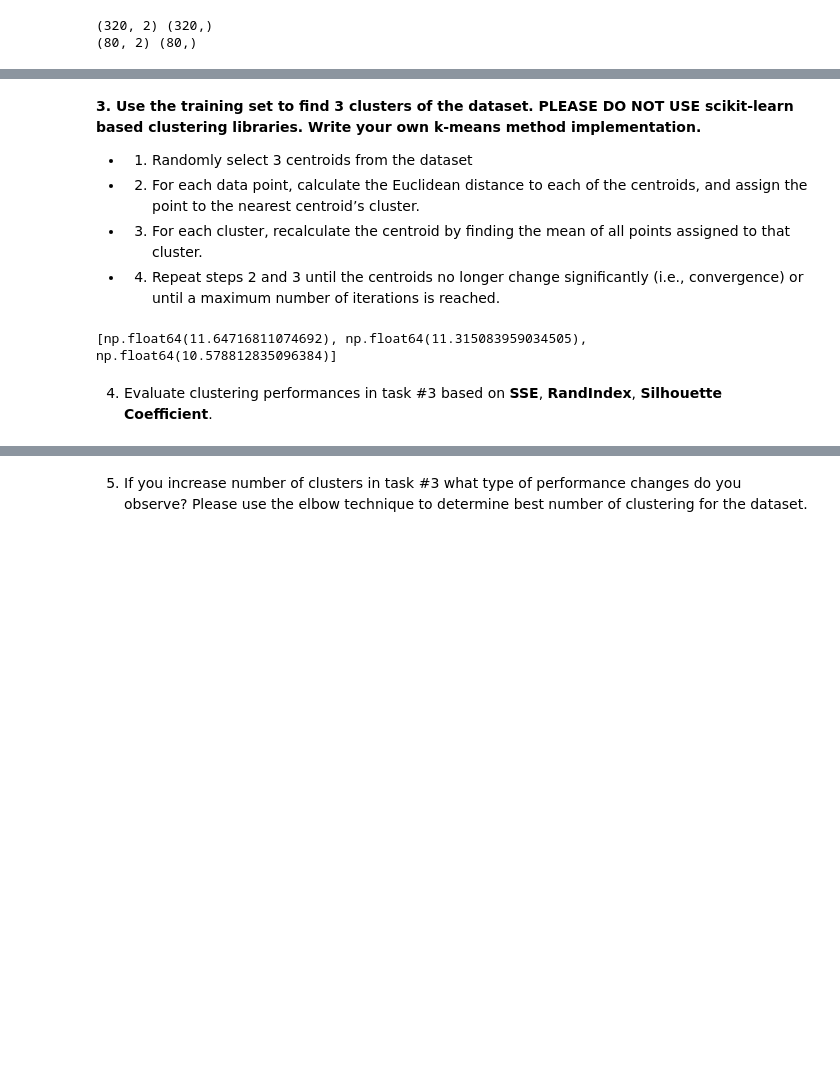
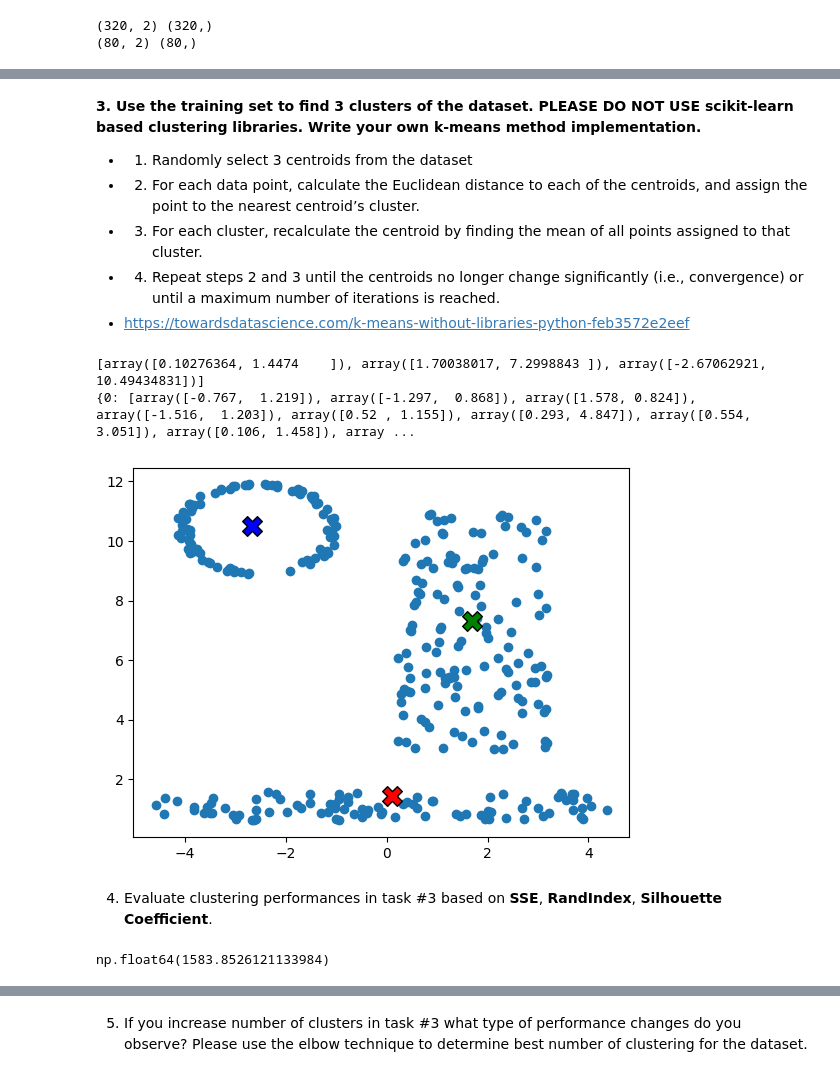
Before and after one commit to natalie2nguyen/MachineLearning, a Jupyter notebook: week10.ipynb, the cells around one changed output, grey strips where cells are left out. Saved outputs shown, nothing was run; the diff lists cells and outputs as text; code cells hidden in the pictures; blank space fills up the shorter version.

```diff
--- a/week10.ipynb
+++ b/week10.ipynb
@@ -54,28 +70,67 @@ print(X_test.shape, y_test.shape)
 - 2. For each data point, calculate the Euclidean distance to each of the centroids, and assign the point to the nearest centroid’s cluster.
 - 3. For each cluster, recalculate the centroid by finding the mean of all points assigned to that cluster.
 - 4. Repeat steps 2 and 3 until the centroids no longer change significantly (i.e., convergence) or until a maximum number of iterations is reached.
+- https://towardsdatascience.com/k-means-without-libraries-python-feb3572e2eef
 # %%
+import random
 import numpy as np
-import random
-
 
 def df_to_list():
-    data_values = df.drop(columns='class')
-    return data_values.values.tolist()
+    return list(X_train.values)
 
-def random_centroids(data, k):
-    centroids = random.sample(data,k)
-    clusters = [[] for _ in centroids]
+def choose_centroids(data, k):
+    # choose random centroids
+    return random.sample(data, k)
+
+def assign_clusters(data,centroids):
+    k = len(centroids)
+    clusters = {}
+
+    for i in range(k):
+        clusters[i] = []
+
     for point in data:
-        distances = [np.linalg.norm(np.array(point) - np.array(centroid)) for centroid in centroids]
-        closest_centroid_index = distances.index(min(distances))
-        clusters[closest_centroid_index].append(point)
-    return distances
+        euclid_distance = []
+        for i in range(k):
+            euclid_distance.append(np.linalg.norm(np.array(point) - np.array(centroids[i])))
+        clusters[euclid_distance.index(min(euclid_distance))].append(point)
 
-data = df_to_list()
-result = (random_centroids(data,3))
-print(result)
+    return clusters
+
+def recalculate_centroids(clusters, centroids, k ):
+    for i in range(k):
+        centroids[i] = np.mean(clusters[i],axis=0)
+    return centroids
+
+for i in range(300):
+    data = df_to_list()
+    centroids = choose_centroids(data,3)
+    clusters = assign_clusters(data, centroids)
+    solution = recalculate_centroids(clusters, centroids, 3)
+print(centroids)
+print(clusters)
 # %% [output]
-[np.float64(11.64716811074692), np.float64(11.315083959034505), np.float64(10.578812835096384)]
+[array([0.10276364, 1.4474    ]), array([1.70038017, 7.2998843 ]), array([-2.67062921, 10.49434831])]
+{0: [array([-0.767,  1.219]), array([-1.297,  0.868]), array([1.578, 0.824]), array([-1.516,  1.203]), array([0.52 , 1.155]), array([0.293, 4.847]), array([0.554, 3.051]), array([0.106, 1.458]), array ...
+# %%
+import matplotlib.pyplot as plt
+colors = ['r', 'g', 'b']
+plt.scatter(X_train['x'], X_train['y'])
+for i, centroid in enumerate(centroids):
+    plt.scatter(centroid[0], centroid[1], color=colors[i], edgecolor='k', marker='X', s=200, label=f'Centroid {i+1}')
+plt.show()
+# %% [output]
+[figure, added]
 # %% [markdown]
 4. Evaluate clustering performances in task #3 based on **SSE**, **RandIndex**, **Silhouette Coefficient**.
+# %%
+def calculate_SSE(clusters, centroids):
+    sse = 0
+    for i, cluster in clusters.items():
+        for point in cluster:
+            sse += np.linalg.norm(np.array(point) - np.array(centroids[i])) ** 2
+    return sse
+
+calculate_SSE(clusters,centroids)
+# %% [output]
+np.float64(1583.8526121133984)
```
Also changed, not shown: parts of 5 cells of this notebook.
